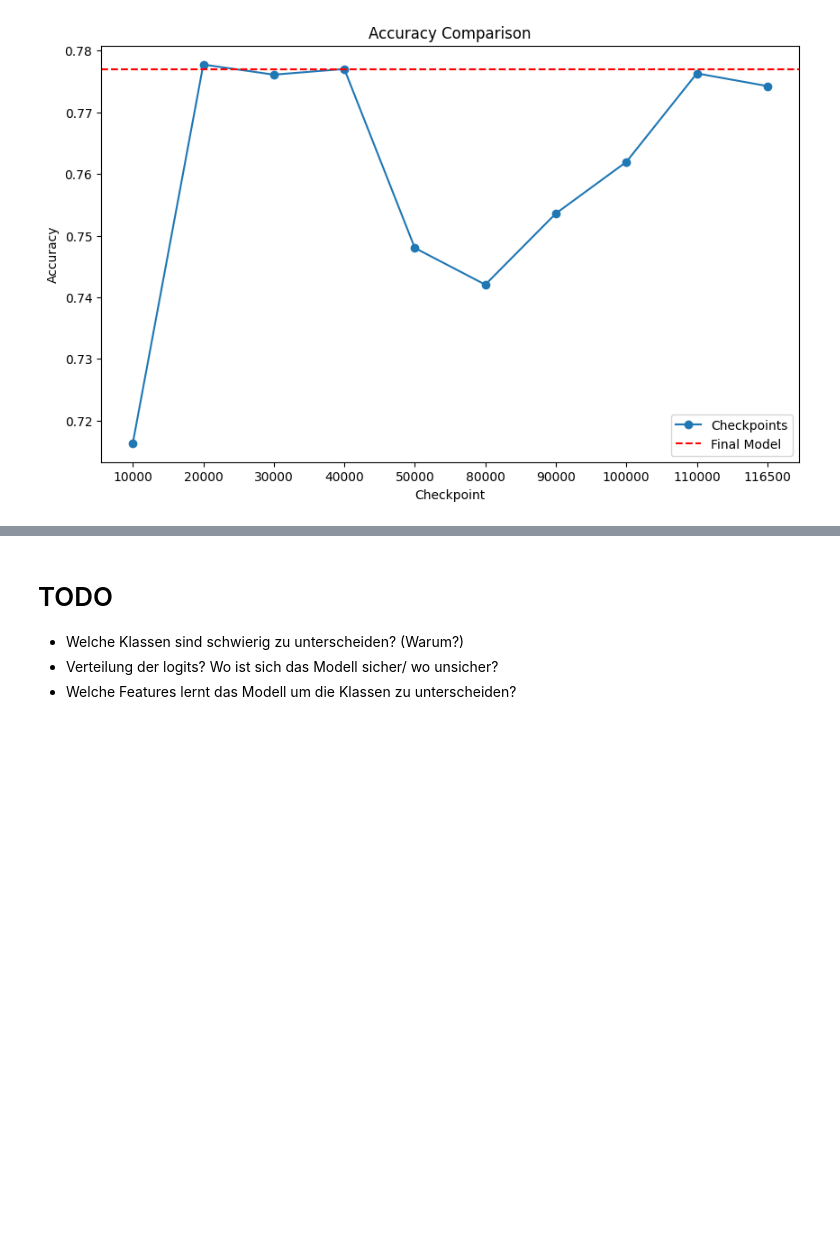
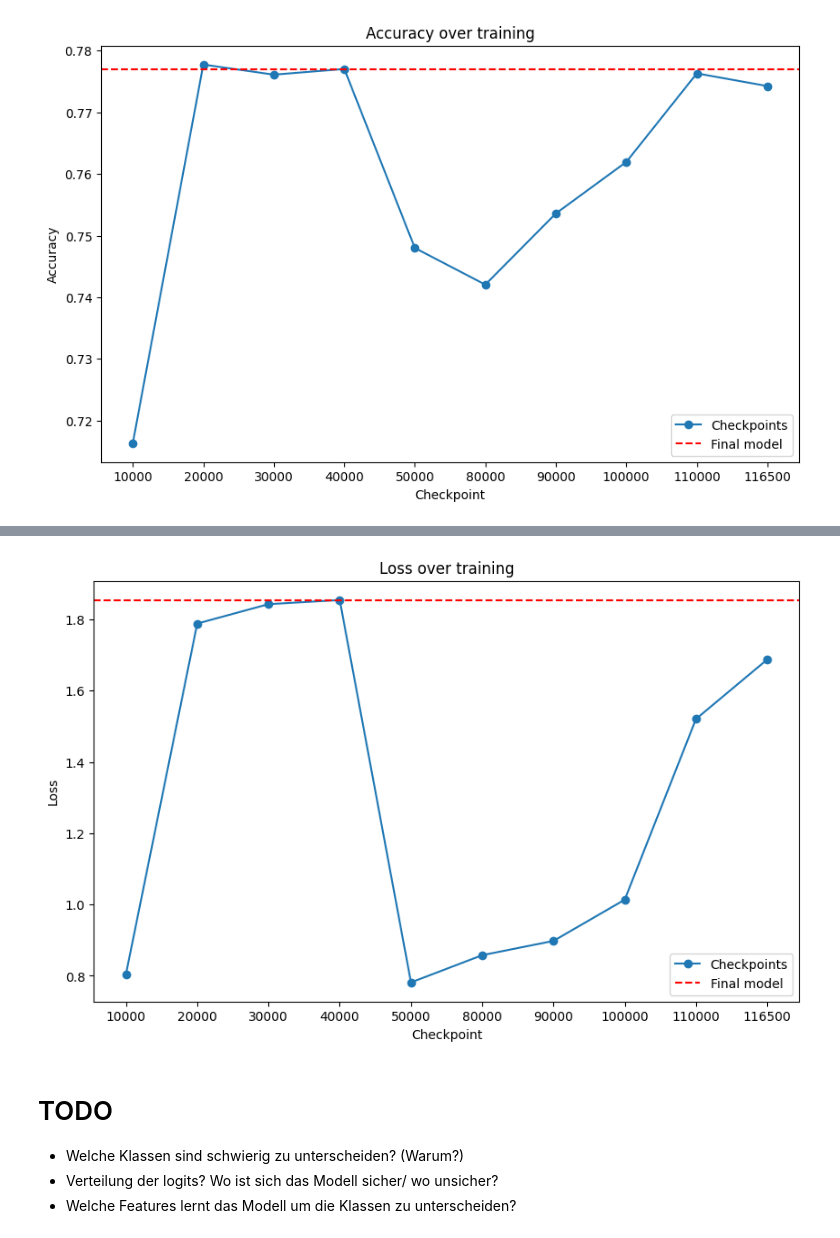
Before and after one commit to RaykKretzschmar/LyricGenrePrediction, a Jupyter notebook: LyricGenrePrediction.ipynb, the cells around one changed output, grey strips where cells are left out. Drawn from its saved outputs; the diff is of its cells as text; code cells hidden in the pictures; blank space fills up the shorter version.

```diff
--- a/LyricGenrePrediction.ipynb
+++ b/LyricGenrePrediction.ipynb
@@ -819,0 +857,13 @@ plt.show()
+# %%
+# also one for eval_loss
+plt.figure(figsize=(10, 6))
+plt.plot(checkpoints, [eval["eval_loss"] for eval in checkpoint_eval], marker='o', label="Checkpoints")
+plt.axhline(y=final_model_eval["eval_loss"], color='r', linestyle='--', label="Final model")
+plt.xlabel("Checkpoint")
+plt.ylabel("Loss")
+plt.title("Loss over training")
+plt.xticks(range(len(checkpoints)), checkpoints)
+plt.legend()
+plt.show()
+# %% [output]
+[figure, added]
```
Also changed, not shown: parts of 5 cells of this notebook.
